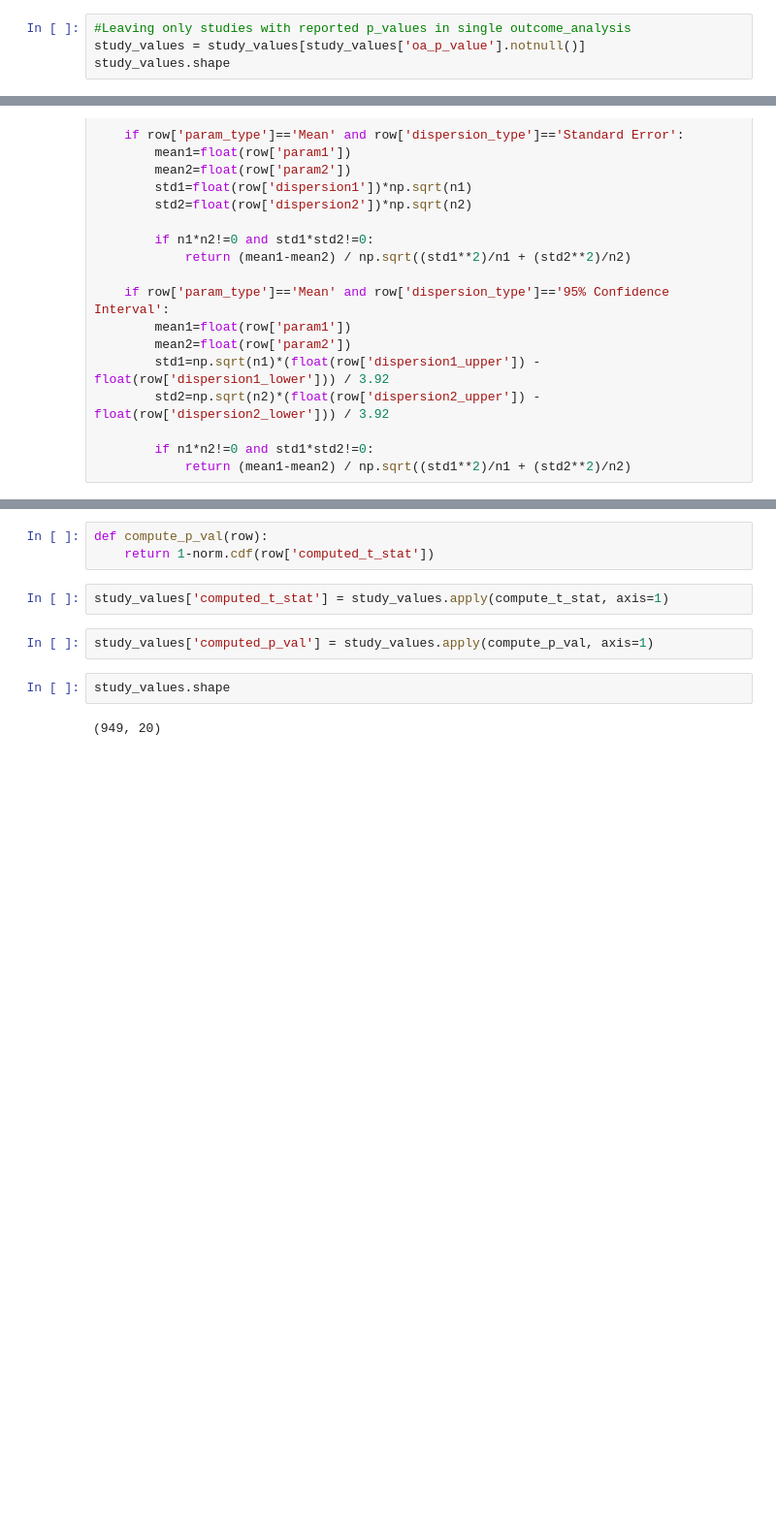
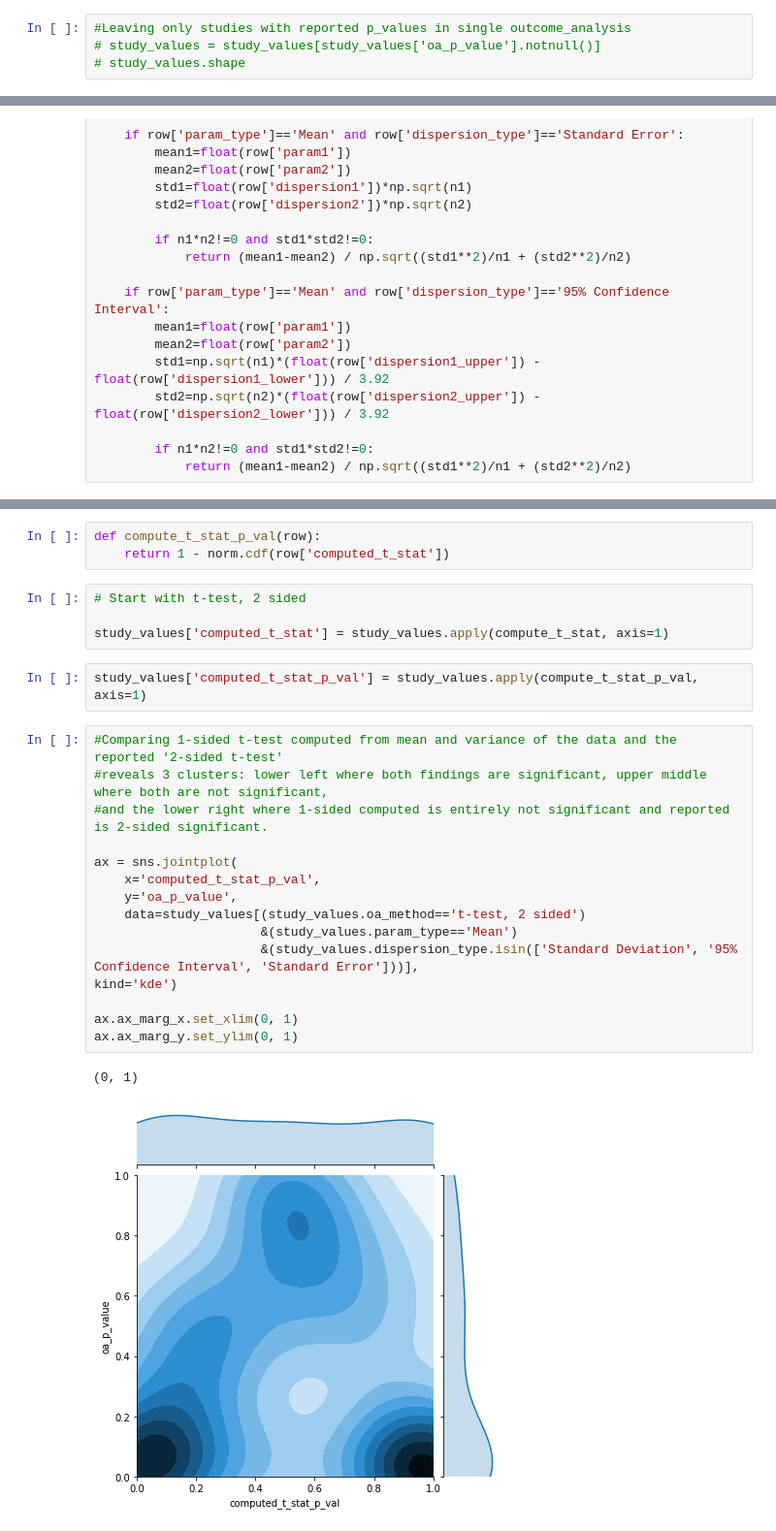
Before and after one commit to sylvaingchassang/trial-explorer, a Jupyter notebook: notebooks/BalanceMethod2 - P values.ipynb, the cells around one changed output, grey strips where cells are left out. Shown: that part at 97% size. Drawn from its saved outputs; the diff is of its cells as text; blank space fills up the shorter version.

```diff
--- a/notebooks/BalanceMethod2 - P values.ipynb
+++ b/notebooks/BalanceMethod2 - P values.ipynb
@@ -310,4 +297,4 @@ study_values.shape
 # %%
 #Leaving only studies with reported p_values in single outcome_analysis
-study_values = study_values[study_values['oa_p_value'].notnull()]
-study_values.shape
+# study_values = study_values[study_values['oa_p_value'].notnull()]
+# study_values.shape
@@ -414,11 +354,27 @@ chi_square = df_diff.sum().sum()
 # %%
-def compute_p_val(row):
-    return 1-norm.cdf(row['computed_t_stat'])
+def compute_t_stat_p_val(row):
+    return 1 - norm.cdf(row['computed_t_stat'])
+# %%
+# Start with t-test, 2 sided
+
+study_values['computed_t_stat'] = study_values.apply(compute_t_stat, axis=1)
 # %%
-study_values['computed_t_stat'] = study_values.apply(compute_t_stat, axis=1)
+study_values['computed_t_stat_p_val'] = study_values.apply(compute_t_stat_p_val, axis=1)
-# %%
-study_values['computed_p_val'] = study_values.apply(compute_p_val, axis=1)
-# %%
-study_values.shape
-# %% [output]
-(949, 20)
+# %%
+#Comparing 1-sided t-test computed from mean and variance of the data and the reported '2-sided t-test'
+#reveals 3 clusters: lower left where both findings are significant, upper middle where both are not significant,
+#and the lower right where 1-sided computed is entirely not significant and reported is 2-sided significant.
+
+ax = sns.jointplot(
+    x='computed_t_stat_p_val',
+    y='oa_p_value',
+    data=study_values[(study_values.oa_method=='t-test, 2 sided')
+                      &(study_values.param_type=='Mean')
+                      &(study_values.dispersion_type.isin(['Standard Deviation', '95% Confidence Interval', 'Standard Error']))],
+kind='kde')
+
+ax.ax_marg_x.set_xlim(0, 1)
+ax.ax_marg_y.set_ylim(0, 1)
+# %% [output]
+(0, 1)
+[figure, added]
```
Also changed, not shown: parts of 38 cells of this notebook.
